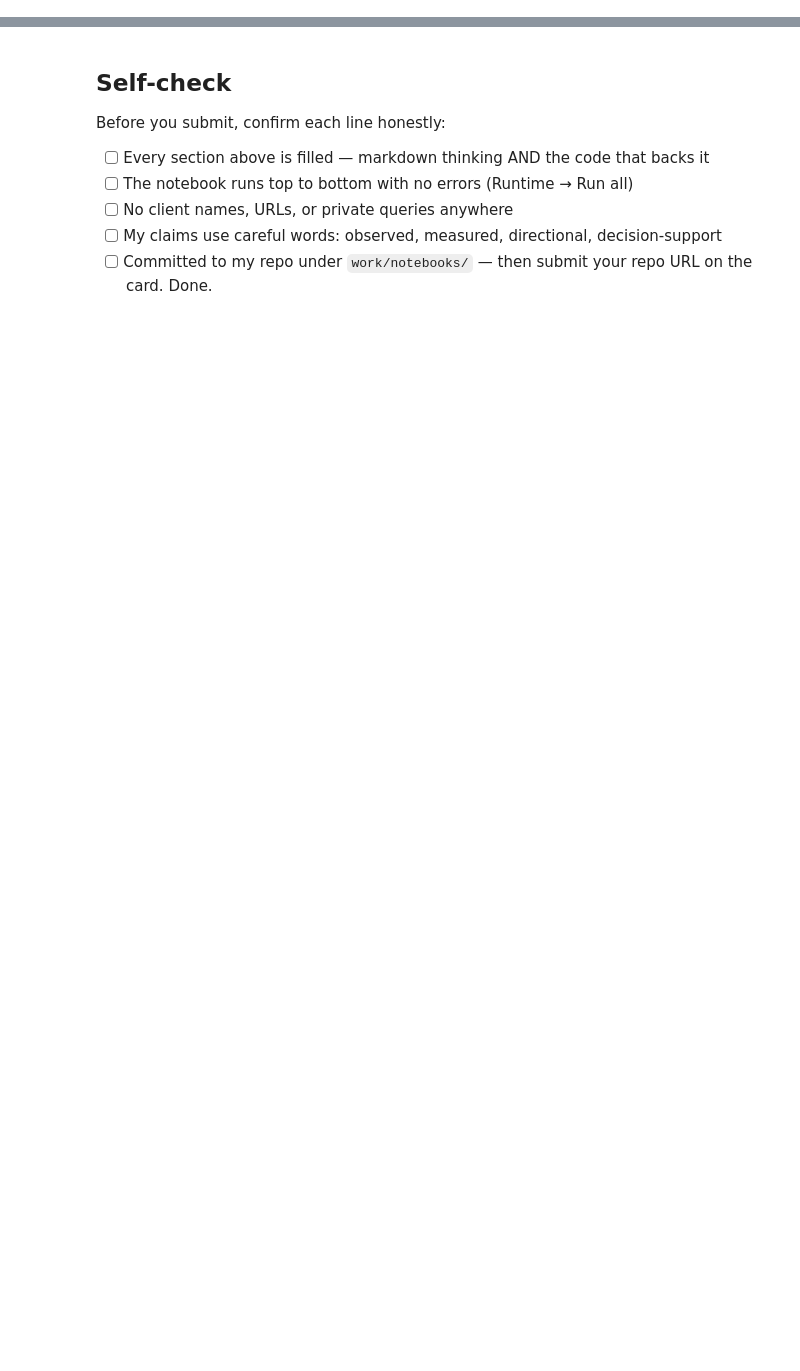
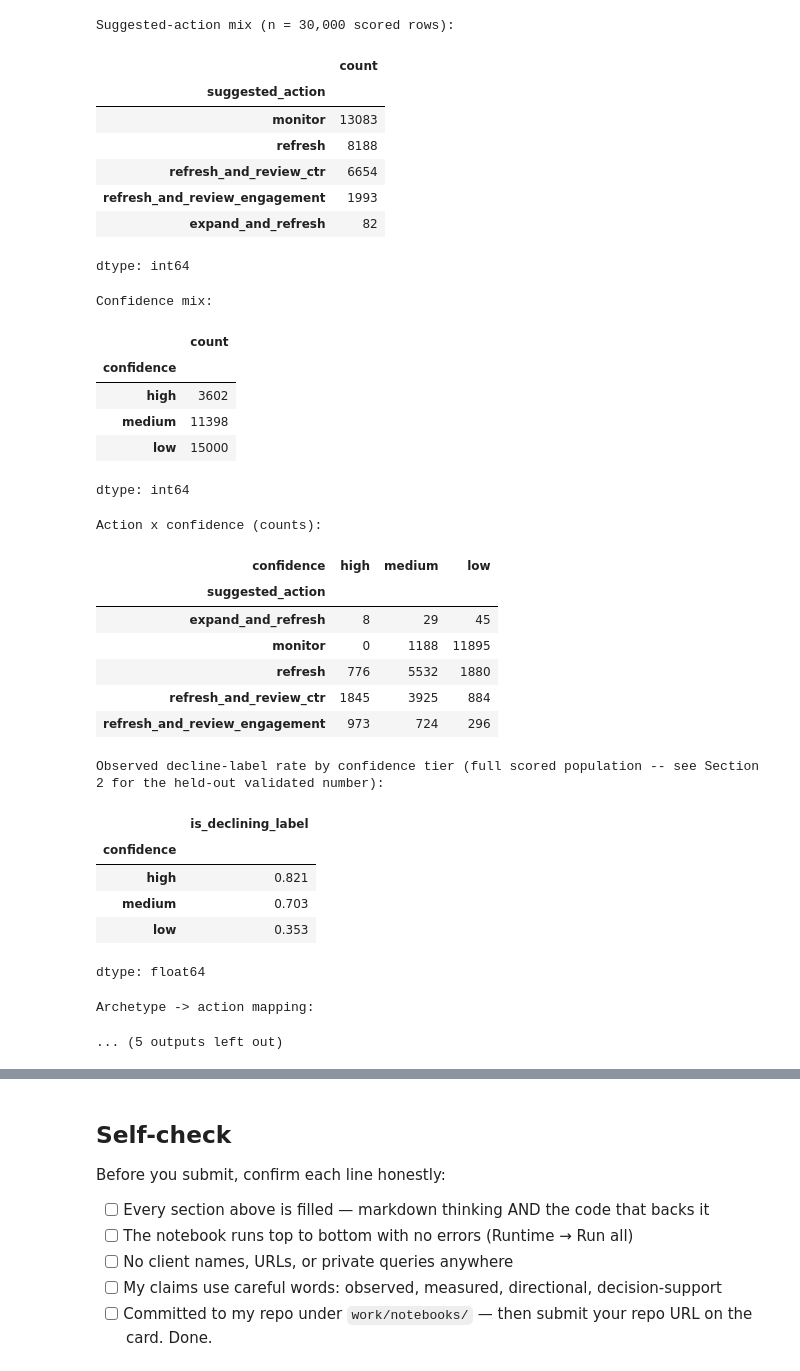
Before and after one commit to krithi-ks/flyrankAI-ML, a Jupyter notebook: work/notebooks/w07_action_playbook.ipynb, the cells around one changed output, grey strips where cells are left out. Saved outputs shown, nothing was run; the diff lists cells and outputs as text; code cells hidden in the pictures; blank space fills up the shorter version.

```diff
--- a/work/notebooks/w07_action_playbook.ipynb
+++ b/work/notebooks/w07_action_playbook.ipynb
@@ -43,0 +79,71 @@ This skeleton is yours to fill. Work the sections **in order** — each one has
+# %%
+# This cell is for CODE (numbers, a query, a check).
+# Write your text answer in the cell ABOVE this one — typing sentences here breaks Run All.
+
+action_counts = queue["suggested_action"].value_counts()
+confidence_counts = queue["confidence"].value_counts().reindex(["high", "medium", "low"])
+action_by_confidence = pd.crosstab(queue["suggested_action"], queue["confidence"])[["high", "medium", "low"]]
+
+print(f"Suggested-action mix (n = {len(queue):,} scored rows):")
+display(action_counts)
+
+print("\nConfidence mix:")
+display(confidence_counts)
+
+print("\nAction x confidence (counts):")
+display(action_by_confidence)
+
+decline_rate_by_conf = queue.groupby("confidence")["is_declining_label"].mean().reindex(["high", "medium", "low"])
+print("\nObserved decline-label rate by confidence tier (full scored population -- see Section 2 for the held-out validated number):")
+display(decline_rate_by_conf.round(3))
+
+archetype_map = pd.DataFrame([
+    {"reason_code": "thin_visible_page", "meaning": "visible page (>=250 impr/90d), under 1200 words", "maps_to_action": "expand_and_refresh"},
+    {"reason_code": "low_ctr_visible_page + (model_decline_risk or declining_with_demand)", "meaning": "page 1-20 position, CTR<0.5%, plus a decline signal", "maps_to_action": "refresh_and_review_ctr"},
+    {"reason_code": "engagement_review_candidate + (model_decline_risk or declining_with_demand)", "meaning": ">=30 sessions/90d with weak engagement/scroll, plus a decline signal", "maps_to_action": "refresh_and_review_engagement"},
+    {"reason_code": "model_decline_risk / declining_with_demand / stale_visible_page / visible_model_opportunity", "meaning": "one decline-or-opportunity signal, no sharper match above", "maps_to_action": "refresh"},
+    {"reason_code": "(none cleared)", "meaning": "no rule or model threshold tripped", "maps_to_action": "monitor"},
+])
+print("\nArchetype -> action mapping:")
+display(archetype_map)
+
+decay_view = pd.crosstab(queue["freshness_tier"], queue["trend_direction"], normalize="index").round(3)
+print("\nShare of trend_direction within each freshness_tier (row-normalized, observed in this snapshot):")
+display(decay_view)
+
+print("\nTop 5 of the ranked queue (reviewer's first look):")
+display(queue[["final_rank", "final_refresh_score", "confidence", "suggested_action", "final_reason_codes", "impressions_90d", "trend_direction"]].head(5))
+# %% [output]
+Suggested-action mix (n = 30,000 scored rows):
+|  | count |
+| suggested_action |  |
+| monitor | 13083 |
+| refresh | 8188 |
+| refresh_and_review_ctr | 6654 |
+| refresh_and_review_engagement | 1993 |
+| expand_and_refresh | 82 |
+dtype: int64
+Confidence mix:
+|  | count |
+| confidence |  |
+| high | 3602 |
+| medium | 11398 |
+| low | 15000 |
+dtype: int64
+Action x confidence (counts):
+| confidence | high | medium | low |
+| suggested_action |  |  |  |
+| expand_and_refresh | 8 | 29 | 45 |
+| monitor | 0 | 1188 | 11895 |
+| refresh | 776 | 5532 | 1880 |
+| refresh_and_review_ctr | 1845 | 3925 | 884 |
+| refresh_and_review_engagement | 973 | 724 | 296 |
+Observed decline-label rate by confidence tier (full scored population -- see Section 2 for the held-out validated number):
+|  | is_declining_label |
+| confidence |  |
+| high | 0.821 |
+| medium | 0.703 |
+| low | 0.353 |
+dtype: float64
+Archetype -> action mapping:
+... (5 outputs left out)
```
Also changed, not shown: parts of 21 cells of this notebook.
